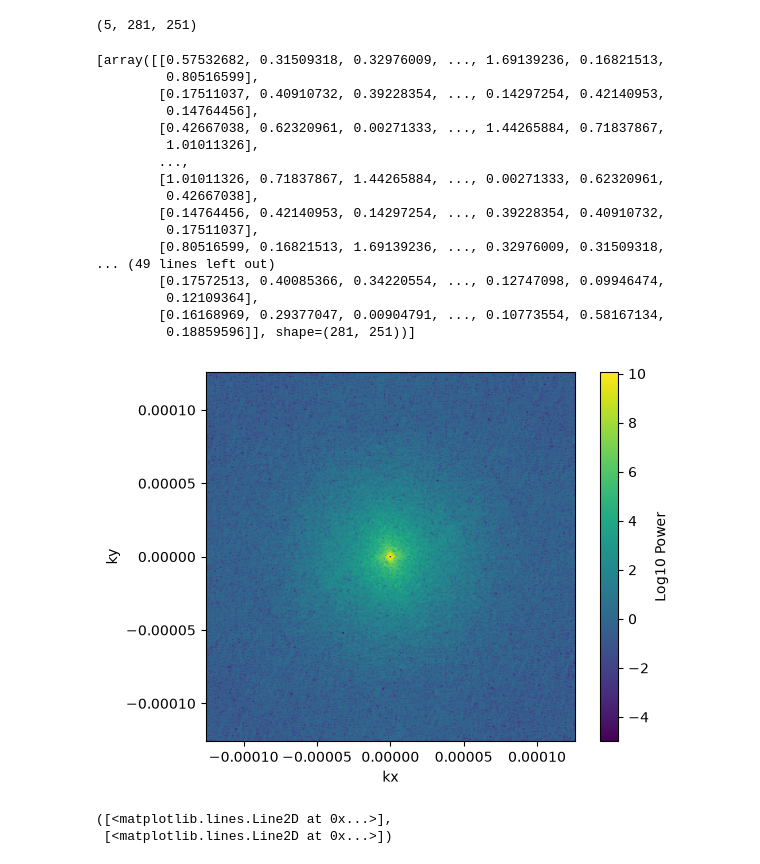
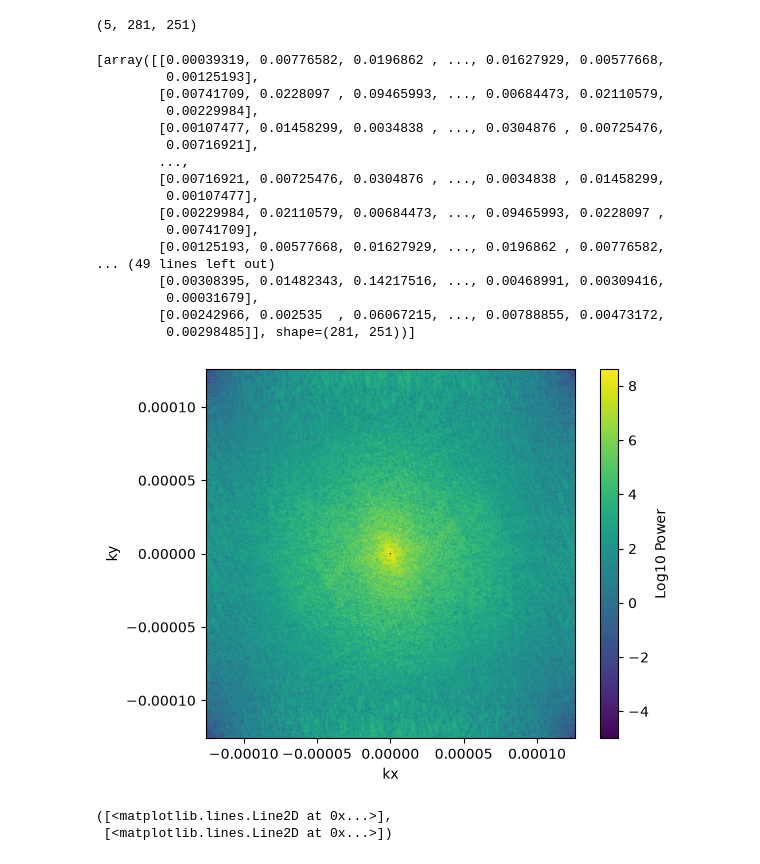
Before and after one commit to selipot/hycom-unleashed, a Jupyter notebook: hycom-spectra.ipynb, the cells around one changed output. Saved outputs shown, nothing was run; the diff lists cells and outputs as text; code cells hidden in the pictures.

```diff
--- a/hycom-spectra.ipynb
+++ b/hycom-spectra.ipynb
@@ -86,5 +132,7 @@ Attributes:
 # %%
 ssh = region["ssh"]
+u = region_uv["u"]
+v = region_uv["v"]
 Longitude = region["Longitude"]
 Latitude = region["Latitude"]
 nj,ni = ssh.shape[1], ssh.shape[2]
@@ -114,6 +162,8 @@ def apply_tukey_window(data):
 
 # Apply Hann windowing
 ssh_windowed= apply_tukey_window(ssh)
+u_windowed = apply_tukey_window(u)
+v_windowed = apply_tukey_window(v)
 # %% [output]
 0
 1
@@ -203,35 +263,43 @@ def power_spectrum(data_windowed, dx, dy):
 
 # Compute power spectrum using accurate dx, dy
 kx, ky, power_spec_ssh = power_spectrum(ssh_windowed, dx, dy)
+_, _, power_spec_u = power_spectrum(u_windowed, dx, dy)
+_, _, power_spec_v = power_spectrum(v_windowed, dx, dy)
 # %%
-power_spec_ssh
+power_spec_u
 # %% [output]
-[array([[0.57532682, 0.31509318, 0.32976009, ..., 1.69139236, 0.16821513,
-         0.80516599],
-        [0.17511037, 0.40910732, 0.39228354, ..., 0.14297254, 0.42140953,
-         0.14764456],
-        [0.42667038, 0.62320961, 0.00271333, ..., 1.44265884, 0.71837867,
-         1.01011326],
+[array([[0.00039319, 0.00776582, 0.0196862 , ..., 0.01627929, 0.00577668,
+         0.00125193],
+        [0.00741709, 0.0228097 , 0.09465993, ..., 0.00684473, 0.02110579,
+         0.00229984],
+        [0.00107477, 0.01458299, 0.0034838 , ..., 0.0304876 , 0.00725476,
+         0.00716921],
         ...,
-        [1.01011326, 0.71837867, 1.44265884, ..., 0.00271333, 0.62320961,
-         0.42667038],
-        [0.14764456, 0.42140953, 0.14297254, ..., 0.39228354, 0.40910732,
-         0.17511037],
-        [0.80516599, 0.16821513, 1.69139236, ..., 0.32976009, 0.31509318,
+        [0.00716921, 0.00725476, 0.0304876 , ..., 0.0034838 , 0.01458299,
+         0.00107477],
+        [0.00229984, 0.02110579, 0.00684473, ..., 0.09465993, 0.0228097 ,
+         0.00741709],
+        [0.00125193, 0.00577668, 0.01627929, ..., 0.0196862 , 0.00776582,
 ... (49 lines left out)
-        [0.17572513, 0.40085366, 0.34220554, ..., 0.12747098, 0.09946474,
-         0.12109364],
-        [0.16168969, 0.29377047, 0.00904791, ..., 0.10773554, 0.58167134,
-         0.18859596]], shape=(281, 251))]
+        [0.00308395, 0.01482343, 0.14217516, ..., 0.00468991, 0.00309416,
+         0.00031679],
+        [0.00242966, 0.002535  , 0.06067215, ..., 0.00788855, 0.00473172,
+         0.00298485]], shape=(281, 251))]
+# %%
+# for the "KE" spectrum
+ke_spec = []
+for i in range(0,len(time)):
+    temp_spec = 0.5 * (power_spec_u[i]+ power_spec_v[i])
+    ke_spec.append(temp_spec)
 # %%
-plt.imshow(np.log10(power_spec_ssh[2]), origin="lower", extent=(kx.min(), kx.max(), ky.min(), ky.max()),
+plt.imshow(np.log10(ke_spec[2]), origin="lower", extent=(kx.min(), kx.max(), ky.min(), ky.max()),
            vmin=-5, cmap="viridis")
 plt.colorbar(label="Log10 Power")
 plt.xlabel("kx")
 plt.ylabel("ky")
 plt.show()
 # %% [output]
-[figure, old version]
+[figure, new version]
 # %%
 plt.plot(kx),plt.plot(ky)
 # %% [output]
```
Also changed, not shown: parts of 15 cells of this notebook.
